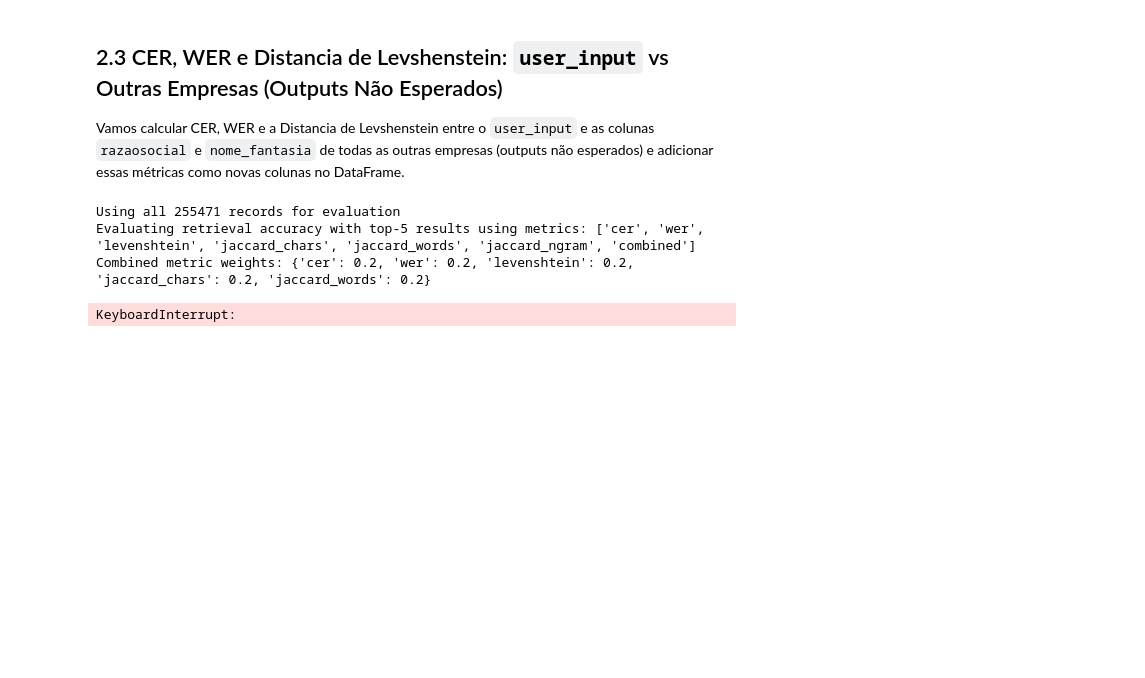
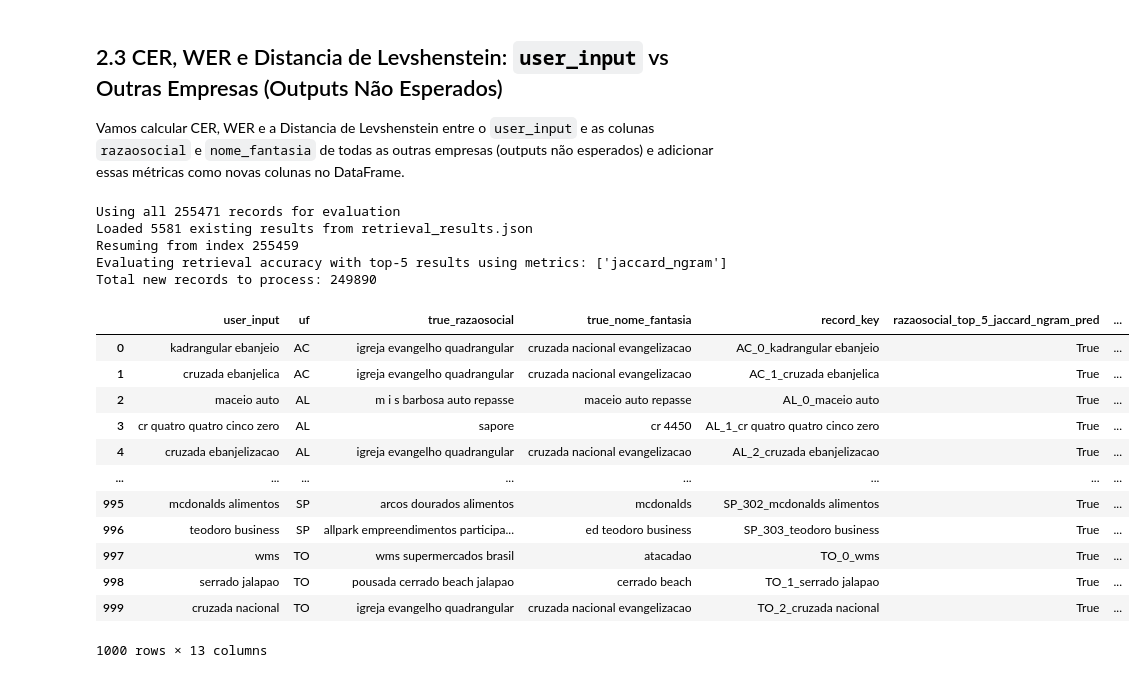
Before and after one commit to giogvn/giovani_tavares_company_names_challenge, a Jupyter notebook: solution.ipynb, the cells around one changed output. Saved outputs shown, nothing was run; the diff lists cells and outputs as text; code cells hidden in the pictures; blank space fills up the shorter version.

```diff
--- a/solution.ipynb
+++ b/solution.ipynb
@@ -1313,21 +1246,26 @@ unique_razaosocial_dict = {uf: df[df['uf'] == uf]['razaosocial'].dropna().unique
 unique_nome_fantasia_dict = {uf: df[df['uf'] == uf]['nome_fantasia'].dropna().unique().tolist() for uf in df['uf'].unique()}
 sample_size = None  # Define a sample size for evaluation, or set to None to use all data
 top_k = 5
-combined_weights = {
-                'cer': 0.1,
-                'wer': 0.2,
-                'levenshtein': 0.2,
-                'jaccard_chars': 0.1,
-                'jaccard_words': 0.4,
-            }
-retrieved, matches = evaluate_retrieval_accuracy_top_k(df=df,
-                                              top_k=top_k,
-                                              unique_razaosocial_dict=unique_razaosocial_dict,
-                                              unique_nome_fantasia_dict=unique_nome_fantasia_dict,
-                                              sample_size=sample_size,)
-                                              #combined_weights=combined_weights)
+retrieved, matches = evaluate_retrieval_accuracy_top_k_with_checkpoint(df=df, top_k=top_k,sample_size=sample_size)
 # %% [output]
 Using all 255471 records for evaluation
-Evaluating retrieval accuracy with top-5 results using metrics: ['cer', 'wer', 'levenshtein', 'jaccard_chars', 'jaccard_words', 'jaccard_ngram', 'combined']
-Combined metric weights: {'cer': 0.2, 'wer': 0.2, 'levenshtein': 0.2, 'jaccard_chars': 0.2, 'jaccard_words': 0.2}
+Loaded 5581 existing results from retrieval_results.json
+Resuming from index 255459
+Evaluating retrieval accuracy with top-5 results using metrics: ['jaccard_ngram']
+Total new records to process: 249890
-KeyboardInterrupt:
+# %%
+retrieved
+# %% [output]
+|  | user_input | uf | true_razaosocial | true_nome_fantasia | record_key | razaosocial_top_5_jaccard_ngram_pred | ... |
+| 0 | kadrangular ebanjeio | AC | igreja evangelho quadrangular | cruzada nacional evangelizacao | AC_0_kadrangular ebanjeio | True | ... |
+| 1 | cruzada ebanjelica | AC | igreja evangelho quadrangular | cruzada nacional evangelizacao | AC_1_cruzada ebanjelica | True | ... |
+| 2 | maceio auto | AL | m i s barbosa auto repasse | maceio auto repasse | AL_0_maceio auto | True | ... |
+| 3 | cr quatro quatro cinco zero | AL | sapore | cr 4450 | AL_1_cr quatro quatro cinco zero | True | ... |
+| 4 | cruzada ebanjelizacao | AL | igreja evangelho quadrangular | cruzada nacional evangelizacao | AL_2_cruzada ebanjelizacao | True | ... |
+| ... | ... | ... | ... | ... | ... | ... | ... |
+| 995 | mcdonalds alimentos | SP | arcos dourados alimentos | mcdonalds | SP_302_mcdonalds alimentos | True | ... |
+| 996 | teodoro business | SP | allpark empreendimentos participa... | ed teodoro business | SP_303_teodoro business | True | ... |
+| 997 | wms | TO | wms supermercados brasil | atacadao | TO_0_wms | True | ... |
+| 998 | serrado jalapao | TO | pousada cerrado beach jalapao | cerrado beach | TO_1_serrado jalapao | True | ... |
+| 999 | cruzada nacional | TO | igreja evangelho quadrangular | cruzada nacional evangelizacao | TO_2_cruzada nacional | True | ... |
+1000 rows × 13 columns
```
Also changed, not shown: parts of 11 cells of this notebook, 2 other files.
